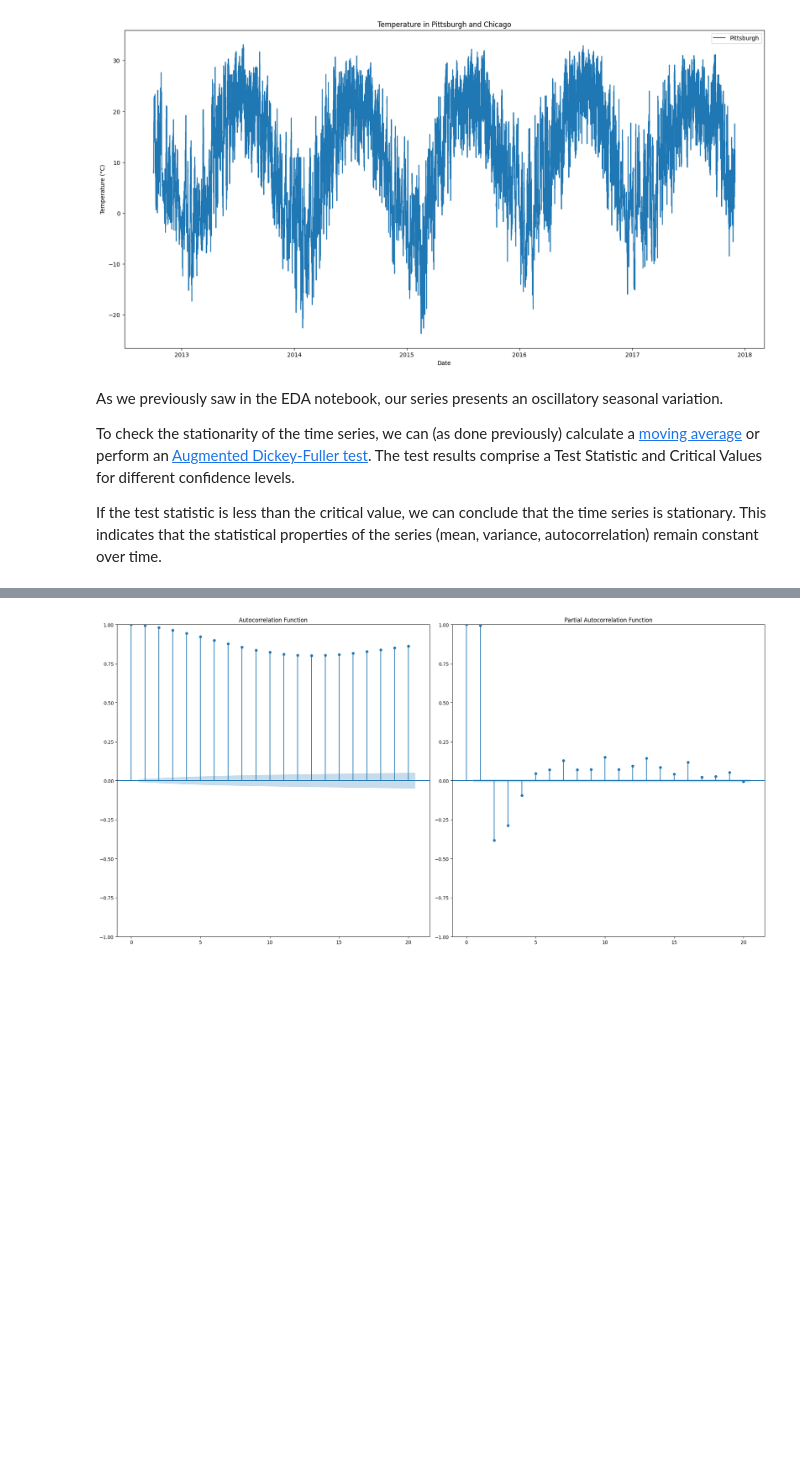
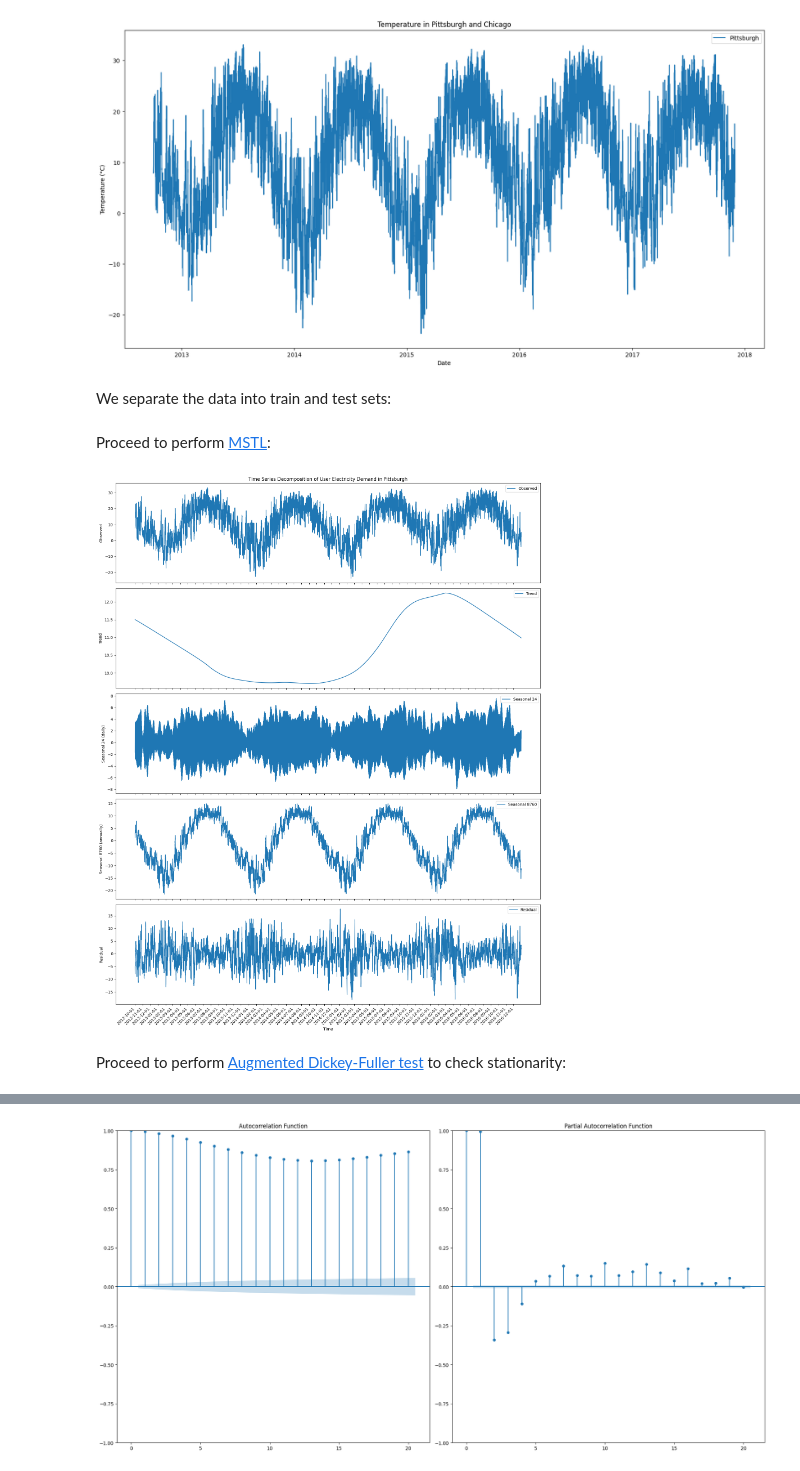
Before and after one commit to Somerillo/DI-Final_Project, a Jupyter notebook: ARIMA_predictions.ipynb, the cells around one changed output, grey strips where cells are left out. Drawn from its saved outputs; the diff is of its cells as text; code cells hidden in the pictures; blank space fills up the shorter version.

```diff
--- a/ARIMA_predictions.ipynb
+++ b/ARIMA_predictions.ipynb
@@ -98,9 +94,74 @@ plt.legend()
 plt.show()
 # %% [output]
 [figure]
-# %% [markdown]
-As we previously saw in the EDA notebook, our series presents an oscillatory seasonal variation.
-
-To check the stationarity of the time series, we can (as done previously) calculate a [moving average](https://en.wikipedia.org/wiki/Moving_average) or perform an [Augmented Dickey-Fuller test](https://en.wikipedia.org/wiki/Augmented_Dickey%E2%80%93Fuller_test). The test results comprise a Test Statistic and Critical Values for different confidence levels.
-
-If the test statistic is less than the critical value, we can conclude that the time series is stationary. This indicates that the statistical properties of the series (mean, variance, autocorrelation) remain constant over time.
+# %% [markdown]
+We separate the data into train and test sets:
+# %%
+# date to split the data
+split_date = '2017-01-01'
+
+# split the data
+df_train = df_temperature_pittsburgh.loc[df_temperature_pittsburgh.index < split_date]
+df_test = df_temperature_pittsburgh.loc[df_temperature_pittsburgh.index >= split_date]
+# %% [markdown]
+Proceed to perform [MSTL](https://www.statsmodels.org/dev/examples/notebooks/generated/mstl_decomposition.html#):
+# %%
+# instantitate the MSTL model to find multi seasonality
+mstl = MSTL(
+    df_train,
+    periods=[24, 24*365], # daily and yearly seasonality
+    iterate=2, # number of iterations
+    stl_kwargs={'seasonal_deg':0} # seasonal smoothing 0
+    )
+result = mstl.fit()
+# %%
+# create 5 subplots
+fig, axs = plt.subplots(5, 1, figsize=(16, 20), sharex=True)
+
+# plot each component
+sns.lineplot(data=result.observed, ax=axs[0], label='Observed')
+sns.lineplot(data=result.trend, ax=axs[1], label='Trend')
+sns.lineplot(data=result.seasonal['seasonal_24'], ax=axs[2], label='Seasonal 24')
+sns.lineplot(data=result.seasonal['seasonal_8760'], ax=axs[3], label='Seasonal 8760')
+sns.lineplot(data=result.resid, ax=axs[4], label='Residual')
+
+# set labels and title
+axs[0].set_ylabel('Observed')
+axs[1].set_ylabel('Trend')
+axs[2].set_ylabel('Seasonal 24 (daily)')
+axs[3].set_ylabel('Seasonal 8760 (annually)')
+axs[4].set_ylabel('Residual')
+axs[0].set_title('Time Series Decomposition of User Electricity Demand in Pittsburgh')
+
+# add legends
+for ax in axs:
+    ax.legend(loc='upper right')
+
+# set x axis ticks and labels
+ax_last = axs[-1]
+ax_last.set_xlabel('Time')
+
+# create date range for x axis ticks
+start_date = result.observed.index[0]
+end_date = result.observed.index[-1]
+date_range = pd.date_range(start=start_date, end=end_date, freq='MS')
+
+ax_last.set_xticks(date_range)
+
+# customize x axis label formatting
+def format_date(x, pos=None):
+    date = pd.to_datetime(x)
+    if date.month == 1:
+        return date.strftime('%Y %b')
+    else:
+        return date.strftime('%b')
+
+# rotate and align the tick labels
+plt.setp(ax_last.get_xticklabels(), rotation=45, ha='right')
+
+plt.tight_layout()
+plt.show()
+# %% [output]
+[figure, added]
+# %% [markdown]
+Proceed to perform [Augmented Dickey-Fuller test](https://en.wikipedia.org/wiki/Augmented_Dickey%E2%80%93Fuller_test) to check stationarity:
```
Also changed, not shown: parts of 32 cells of this notebook.
